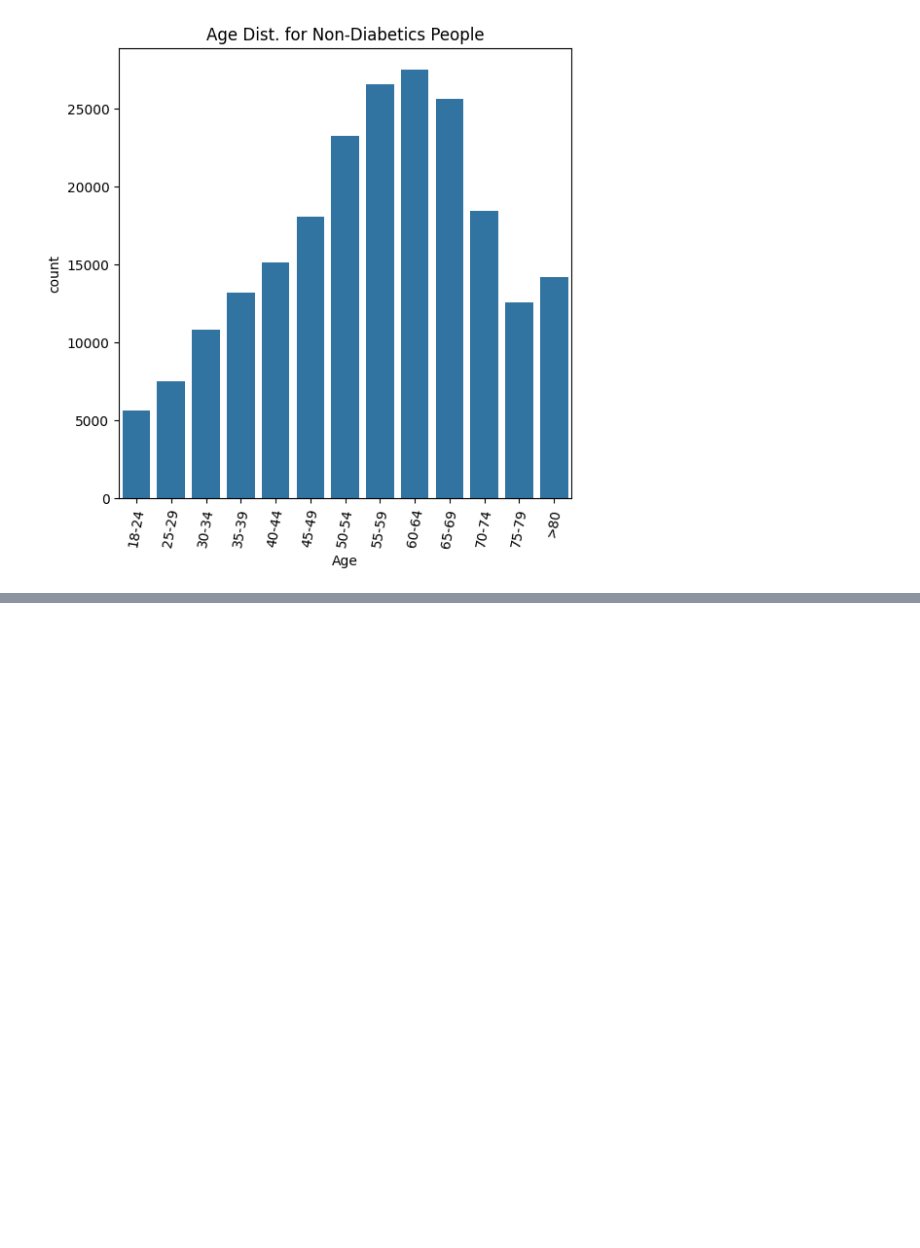
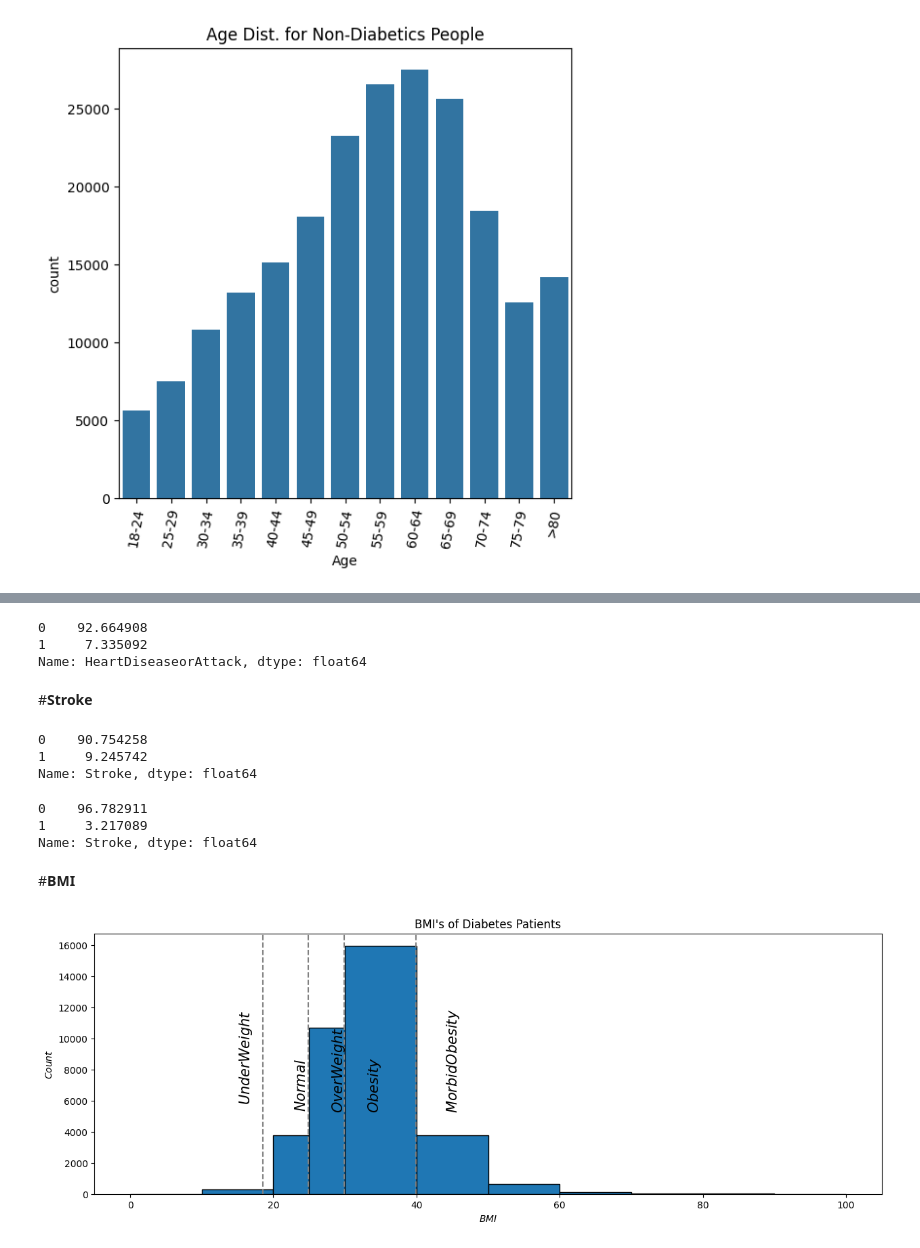
Before and after one commit to Pankaj-2003/wids_diabetes, a Jupyter notebook: wids_diabetes.ipynb, the cells around one changed output, grey strips where cells are left out. Saved outputs shown, nothing was run; the diff lists cells and outputs as text; code cells hidden in the pictures; blank space fills up the shorter version.

```diff
--- a/wids_diabetes.ipynb
+++ b/wids_diabetes.ipynb
@@ -111,0 +158,43 @@ ax.set_xticklabels(['18-24', '25-29', '30-34', '35-39', '40-44', '45-49', '50-54
+# %%
+train[train["Diabetes_binary"]==0.0].HeartDiseaseorAttack.value_counts(1)*100
+# %% [output]
+0    92.664908
+1     7.335092
+Name: HeartDiseaseorAttack, dtype: float64
+# %% [markdown]
+#**Stroke**
+# %%
+train[train['Diabetes_binary']==1.0].Stroke.value_counts(normalize=True)*100
+# %% [output]
+0    90.754258
+1     9.245742
+Name: Stroke, dtype: float64
+# %%
+train[train['Diabetes_binary']==0.0].Stroke.value_counts(normalize=True)*100
+# %% [output]
+0    96.782911
+1     3.217089
+Name: Stroke, dtype: float64
+# %% [markdown]
+#**BMI**
+# %%
+# plotting lines
+plt.axvline(18.5 , color = 'gray',linestyle = "--")
+plt.axvline(24.9,color = 'gray',linestyle = "--")
+plt.axvline(29.9,color = 'gray', linestyle = "--")
+plt.axvline(39.9, color = 'gray', linestyle = "--")
+
+# add text
+plt.text(15,6000,"$Under Weight$", rotation = 90, size = 15)
+plt.text(23, 5500 , "$Normal$",rotation = 90 , size = 15)
+plt.text(28 , 5500  , "$OverWeight$",rotation = 90, size = 15)
+plt.text(33, 5500 ,"$Obesity$" , rotation = 90, size = 15)
+plt.text(44, 5500 , "$Morbid Obesity$", rotation = 90, size = 15)
+
+plt.hist(train[train["Diabetes_binary"]==1.0].BMI,edgecolor = "black",bins = [0,10,20,25,30,40,50,60,70,80,90,100])
+plt.xlabel("$BMI$")
+plt.ylabel("$Count$")
+plt.title("BMI's of Diabetes Patients")
+plt.rcParams["figure.figsize"] = (15,5)
+# %% [output]
+[figure, added]
```
Also changed, not shown: parts of 30 cells of this notebook.
